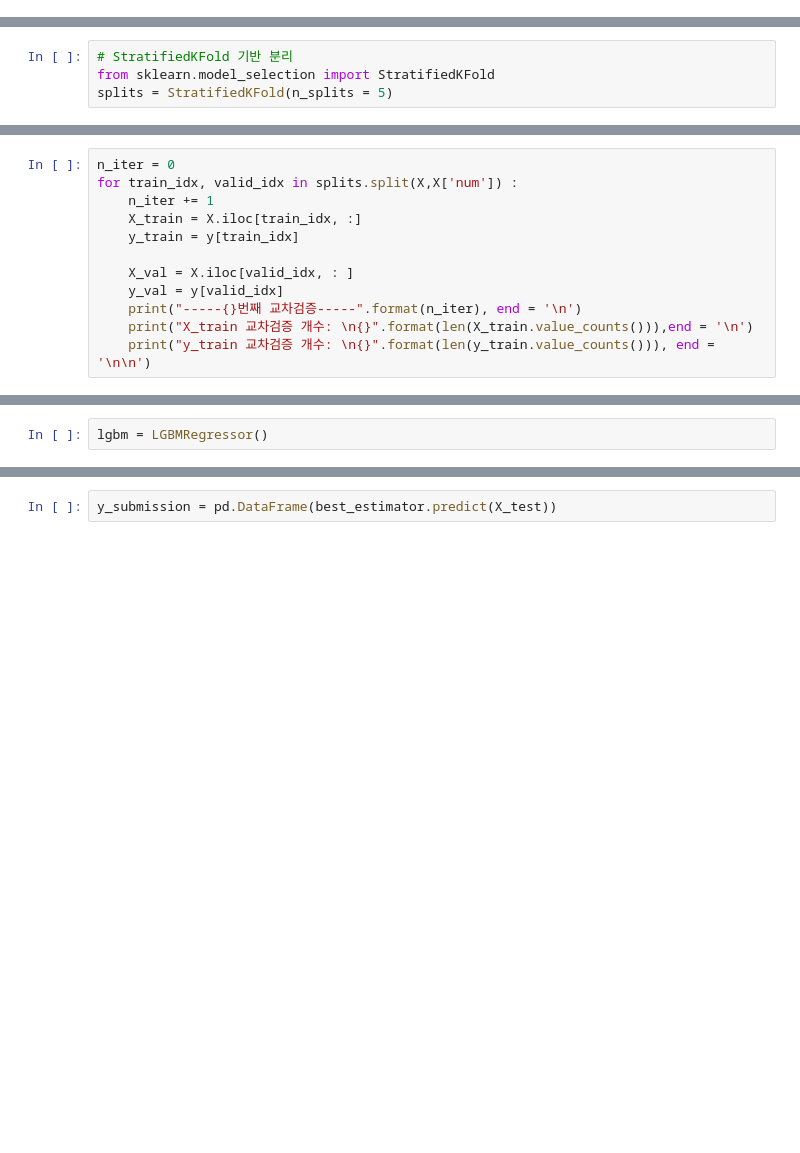
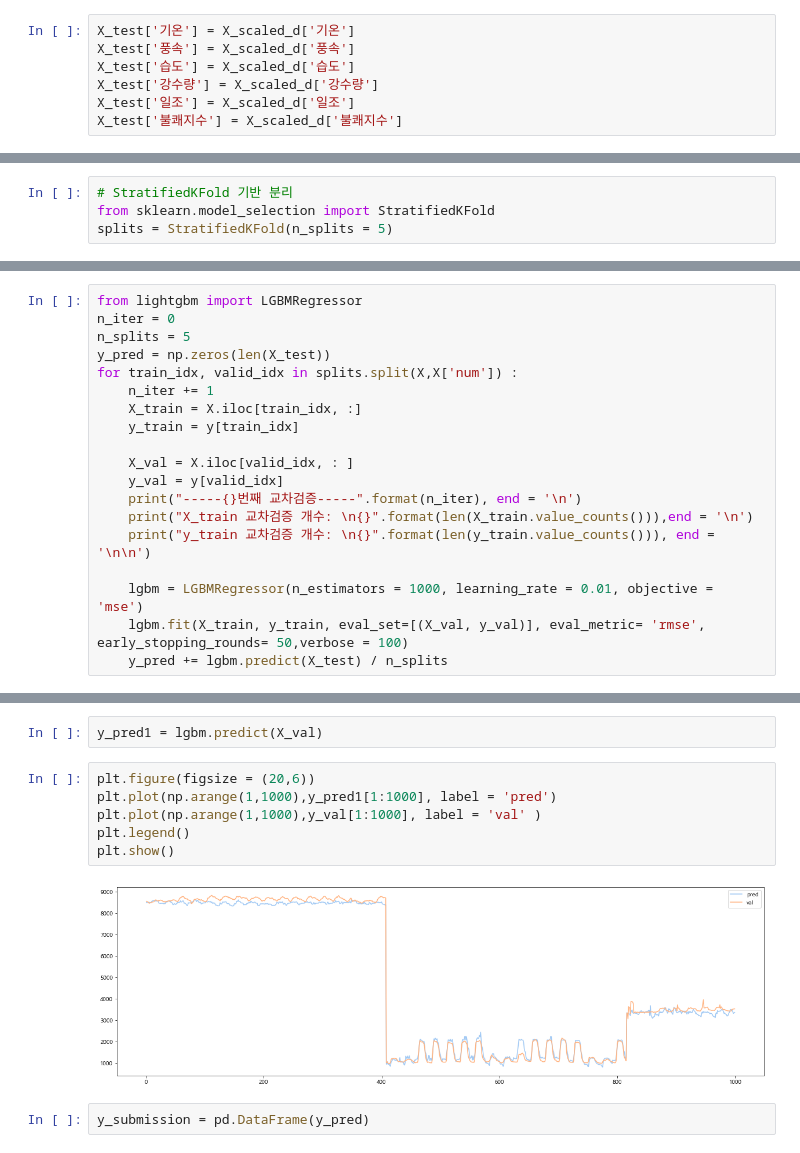
Before and after one commit to JEONSUN/Dacon-Project-kWh-Predict, a Jupyter notebook: 전력량 예측.ipynb, the cells around one changed output, grey strips where cells are left out. Cells and saved outputs as stored; diff of their text form; blank space fills up the shorter version.

```diff
--- a/전력량 예측.ipynb
+++ b/전력량 예측.ipynb
@@ -842,3 +850,10 @@ X_test = pd.merge(X_test,df_all[['num','pred']], on = 'num',how = 'right')
+# %%
+X_test['기온'] = X_scaled_d['기온']
+X_test['풍속'] = X_scaled_d['풍속']
+X_test['습도'] = X_scaled_d['습도']
+X_test['강수량'] = X_scaled_d['강수량']
+X_test['일조'] = X_scaled_d['일조']
+X_test['불쾌지수'] = X_scaled_d['불쾌지수']
 # %%
 from sklearn.metrics import make_scorer  # loss function 커스터마이징
 # SMAPE 정의
@@ -854,5 +871,8 @@ splits = StratifiedKFold(n_splits = 5)
 # %%
+from lightgbm import LGBMRegressor
 n_iter = 0
+n_splits = 5
+y_pred = np.zeros(len(X_test))
 for train_idx, valid_idx in splits.split(X,X['num']) :
     n_iter += 1
     X_train = X.iloc[train_idx, :]
@@ -863,6 +883,10 @@ for train_idx, valid_idx in splits.split(X,X['num']) :
     print("-----{}번째 교차검증-----".format(n_iter), end = '\n')
     print("X_train 교차검증 개수: \n{}".format(len(X_train.value_counts())),end = '\n')
     print("y_train 교차검증 개수: \n{}".format(len(y_train.value_counts())), end = '\n\n')
+
+    lgbm = LGBMRegressor(n_estimators = 1000, learning_rate = 0.01, objective = 'mse')
+    lgbm.fit(X_train, y_train, eval_set=[(X_val, y_val)], eval_metric= 'rmse', early_stopping_rounds= 50,verbose = 100)
+    y_pred += lgbm.predict(X_test) / n_splits
 # %% [output]
 -----1번째 교차검증-----
 X_train 교차검증 개수:
@@ -894,2 +907,0 @@ params['max_depth'] = [-1,1000,10000]
-# %%
-lgbm = LGBMRegressor()
@@ -973,2 +908,12 @@ X_test.head()
+# %%
+y_pred1 = lgbm.predict(X_val)
+# %%
+plt.figure(figsize = (20,6))
+plt.plot(np.arange(1,1000),y_pred1[1:1000], label = 'pred')
+plt.plot(np.arange(1,1000),y_val[1:1000], label = 'val' )
+plt.legend()
+plt.show()
+# %% [output]
+[figure, added]
 # %%
-y_submission = pd.DataFrame(best_estimator.predict(X_test))
+y_submission = pd.DataFrame(y_pred)
```
Also changed, not shown: parts of 31 cells of this notebook, 3 other files.
